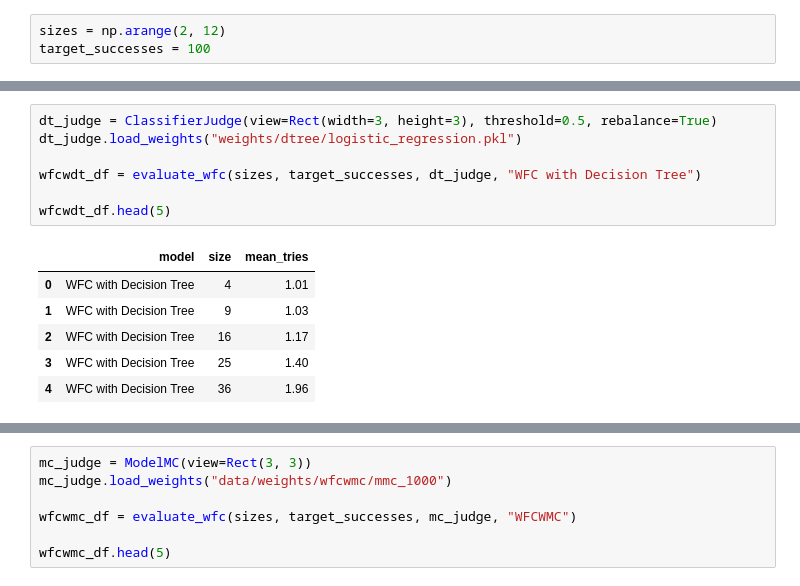
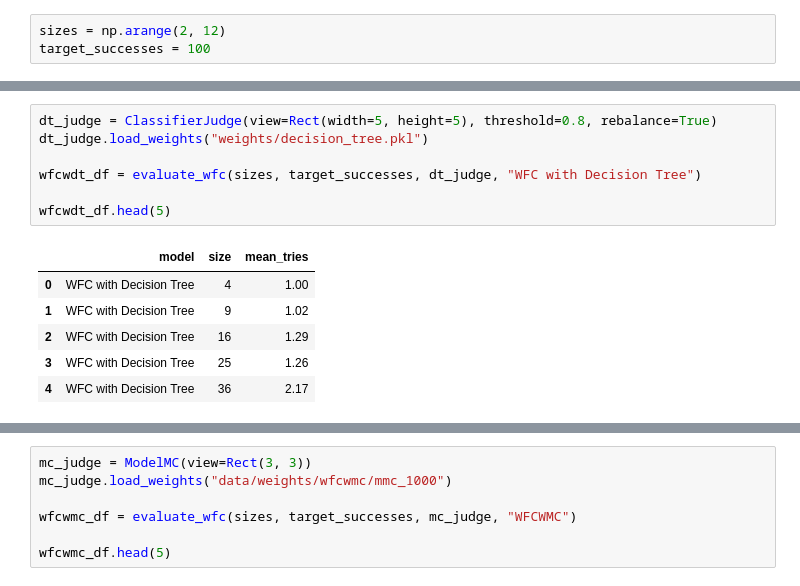
Before and after one commit to evlko/WFCWML, a Jupyter notebook: notebooks/performance.ipynb, the cells around one changed output, grey strips where cells are left out. Saved outputs shown, nothing was run; the diff lists cells and outputs as text.

```diff
--- a/notebooks/performance.ipynb
+++ b/notebooks/performance.ipynb
@@ -73,14 +73,14 @@ wfc_df.head(5)
 # %%
-dt_judge = ClassifierJudge(view=Rect(width=3, height=3), threshold=0.5, rebalance=True)
-dt_judge.load_weights("weights/dtree/logistic_regression.pkl")
+dt_judge = ClassifierJudge(view=Rect(width=5, height=5), threshold=0.8, rebalance=True)
+dt_judge.load_weights("weights/decision_tree.pkl")
 
 wfcwdt_df = evaluate_wfc(sizes, target_successes, dt_judge, "WFC with Decision Tree")
 
 wfcwdt_df.head(5)
 # %% [output]
 |  | model | size | mean_tries |
-| 0 | WFC with Decision Tree | 4 | 1.01 |
-| 1 | WFC with Decision Tree | 9 | 1.03 |
-| 2 | WFC with Decision Tree | 16 | 1.17 |
-| 3 | WFC with Decision Tree | 25 | 1.40 |
-| 4 | WFC with Decision Tree | 36 | 1.96 |
+| 0 | WFC with Decision Tree | 4 | 1.00 |
+| 1 | WFC with Decision Tree | 9 | 1.02 |
+| 2 | WFC with Decision Tree | 16 | 1.29 |
+| 3 | WFC with Decision Tree | 25 | 1.26 |
+| 4 | WFC with Decision Tree | 36 | 2.17 |
```
Also changed, not shown: parts of 7 cells of this notebook, 20 other files.
